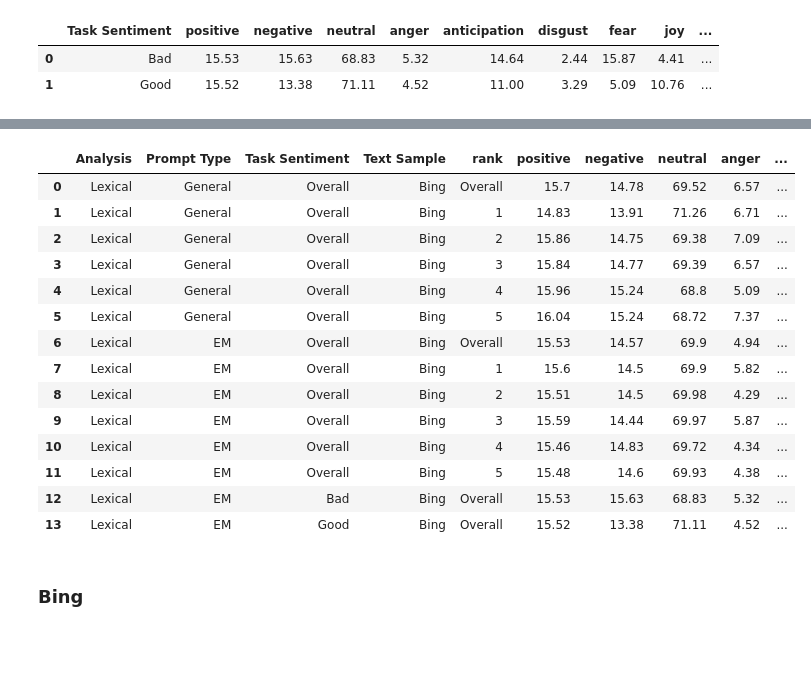
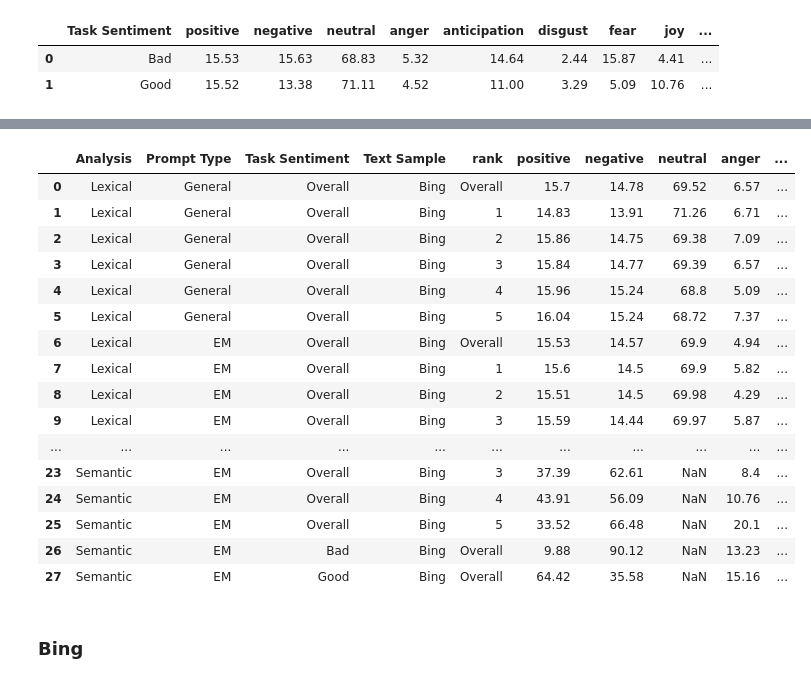
Before and after one commit to HrishitaC/InsideOut2, a Jupyter notebook: Code/analysis.ipynb, the cells around one changed output, grey strips where cells are left out. Saved outputs shown, nothing was run; the diff lists cells and outputs as text; code cells hidden in the pictures; blank space fills up the shorter version.

Commit message:
Added semantic analysis for Inside Out data

```diff
--- a/Code/analysis.ipynb
+++ b/Code/analysis.ipynb
@@ -162,0 +184,10 @@ IO_lexicon_EM_task_sentiment
+# %%
+IO_semantic_GEN_avg_overall = IO_semantic.loc[IO_semantic["QID"].str.startswith("qGEN")].mean(numeric_only=True).round(2).drop("rank")
+IO_semantic_GEN_avg_overall["rank"] = "Overall"
+IO_semantic_GEN_avg_rankwise = IO_semantic.loc[IO_semantic["QID"].str.startswith("qGEN")].groupby("rank").mean(numeric_only=True).round(2).reset_index()
+IO_semantic_GEN_avg = pd.concat([IO_semantic_GEN_avg_overall.to_frame().T, IO_semantic_GEN_avg_rankwise])
+IO_semantic_GEN_avg["Prompt Type"] = ["General"]*len(IO_semantic_GEN_avg)
+IO_semantic_GEN_avg["Text Sample"] = ["Bing"]*len(IO_semantic_GEN_avg)
+IO_semantic_GEN_avg["Task Sentiment"] = ["Overall"]*len(IO_semantic_GEN_avg)
+IO_semantic_GEN_avg["Analysis"] = ["Semantic"]*len(IO_semantic_GEN_avg)
+IO_semantic_GEN_avg
@@ -162,0 +202,10 @@ IO_lexicon_EM_task_sentiment
+# %%
+IO_semantic_EM_avg_overall = IO_semantic.loc[IO_semantic["QID"].str.startswith("qEM")].mean(numeric_only=True).round(2).drop(["rank"])
+IO_semantic_EM_avg_overall["rank"] = "Overall"
+IO_semantic_EM_avg_rankwise = IO_semantic.loc[IO_semantic["QID"].str.startswith("qEM")].groupby("rank").mean(numeric_only=True).round(2).reset_index()
+IO_semantic_EM_avg = pd.concat([IO_semantic_EM_avg_overall.to_frame().T, IO_semantic_EM_avg_rankwise])
+IO_semantic_EM_avg["Prompt Type"] = ["EM"]*len(IO_semantic_EM_avg)
+IO_semantic_EM_avg["Text Sample"] = ["Bing"]*len(IO_semantic_EM_avg)
+IO_semantic_EM_avg["Task Sentiment"] = ["Overall"]*len(IO_semantic_EM_avg)
+IO_semantic_EM_avg["Analysis"] = ["Semantic"]*len(IO_semantic_EM_avg)
+IO_semantic_EM_avg
@@ -162,0 +220,8 @@ IO_lexicon_EM_task_sentiment
+# %%
+IO_semantic_EM_task_sentiment = IO_semantic.loc[IO_semantic["QID"].str.startswith("qEM")].groupby("Task Sentiment").mean(numeric_only=True).round(2).reset_index().drop(["rank"], axis=1)
+
+IO_semantic_EM_task_sentiment["Prompt Type"] = ["EM"]*len(IO_semantic_EM_task_sentiment)
+IO_semantic_EM_task_sentiment["rank"] = ["Overall"]*len(IO_semantic_EM_task_sentiment)
+IO_semantic_EM_task_sentiment["Text Sample"] = ["Bing"]*len(IO_semantic_EM_task_sentiment)
+IO_semantic_EM_task_sentiment["Analysis"] = ["Semantic"]*len(IO_semantic_EM_task_sentiment)
+IO_semantic_EM_task_sentiment
@@ -162,0 +232,3 @@ IO_lexicon_EM_task_sentiment
+# %%
+IO_semantic_avg = pd.concat([IO_semantic_GEN_avg, IO_semantic_EM_avg, IO_semantic_EM_task_sentiment], ignore_index=True)
+IO_semantic_avg
@@ -163,24 +251,26 @@ IO_lexicon_EM_task_sentiment
 # %%
-IO_lexicon_avg = pd.concat([IO_lexicon_GEN_results, IO_lexicon_EM_results, IO_lexicon_EM_task_sentiment], ignore_index=True)
-IO_avg = IO_lexicon_avg.loc[:, ["Analysis", "Prompt Type", "Task Sentiment", "Text Sample", "rank"]+queries_lexicon.drop(["QID", "Task Sentiment"], axis=1).columns.tolist()]
+IO_avg = pd.concat([IO_lexicon_avg, IO_semantic_avg], ignore_index=True)
+IO_avg = IO_avg.loc[:, ["Analysis", "Prompt Type", "Task Sentiment", "Text Sample", "rank"]+queries_lexicon.drop(["QID", "Task Sentiment"], axis=1).columns.tolist()]
 IO_avg.to_csv("../Results/SIGIR_IO_avg_EP.csv", index=False)
 IO_avg
 # %% [output]
 |  | Analysis | Prompt Type | Task Sentiment | Text Sample | rank | positive | negative | neutral | anger | ... |
 | 0 | Lexical | General | Overall | Bing | Overall | 15.7 | 14.78 | 69.52 | 6.57 | ... |
 | 1 | Lexical | General | Overall | Bing | 1 | 14.83 | 13.91 | 71.26 | 6.71 | ... |
 | 2 | Lexical | General | Overall | Bing | 2 | 15.86 | 14.75 | 69.38 | 7.09 | ... |
 | 3 | Lexical | General | Overall | Bing | 3 | 15.84 | 14.77 | 69.39 | 6.57 | ... |
 | 4 | Lexical | General | Overall | Bing | 4 | 15.96 | 15.24 | 68.8 | 5.09 | ... |
 | 5 | Lexical | General | Overall | Bing | 5 | 16.04 | 15.24 | 68.72 | 7.37 | ... |
 | 6 | Lexical | EM | Overall | Bing | Overall | 15.53 | 14.57 | 69.9 | 4.94 | ... |
 | 7 | Lexical | EM | Overall | Bing | 1 | 15.6 | 14.5 | 69.9 | 5.82 | ... |
 | 8 | Lexical | EM | Overall | Bing | 2 | 15.51 | 14.5 | 69.98 | 4.29 | ... |
 | 9 | Lexical | EM | Overall | Bing | 3 | 15.59 | 14.44 | 69.97 | 5.87 | ... |
-| 10 | Lexical | EM | Overall | Bing | 4 | 15.46 | 14.83 | 69.72 | 4.34 | ... |
-| 11 | Lexical | EM | Overall | Bing | 5 | 15.48 | 14.6 | 69.93 | 4.38 | ... |
-| 12 | Lexical | EM | Bad | Bing | Overall | 15.53 | 15.63 | 68.83 | 5.32 | ... |
-| 13 | Lexical | EM | Good | Bing | Overall | 15.52 | 13.38 | 71.11 | 4.52 | ... |
+| ... | ... | ... | ... | ... | ... | ... | ... | ... | ... | ... |
+| 23 | Semantic | EM | Overall | Bing | 3 | 37.39 | 62.61 | NaN | 8.4 | ... |
+| 24 | Semantic | EM | Overall | Bing | 4 | 43.91 | 56.09 | NaN | 10.76 | ... |
+| 25 | Semantic | EM | Overall | Bing | 5 | 33.52 | 66.48 | NaN | 20.1 | ... |
+| 26 | Semantic | EM | Bad | Bing | Overall | 9.88 | 90.12 | NaN | 13.23 | ... |
+| 27 | Semantic | EM | Good | Bing | Overall | 64.42 | 35.58 | NaN | 15.16 | ... |
 # %% [markdown]
 ### Bing
 # %%
```
Also changed, not shown: parts of 8 cells of this notebook, 4 other files.
